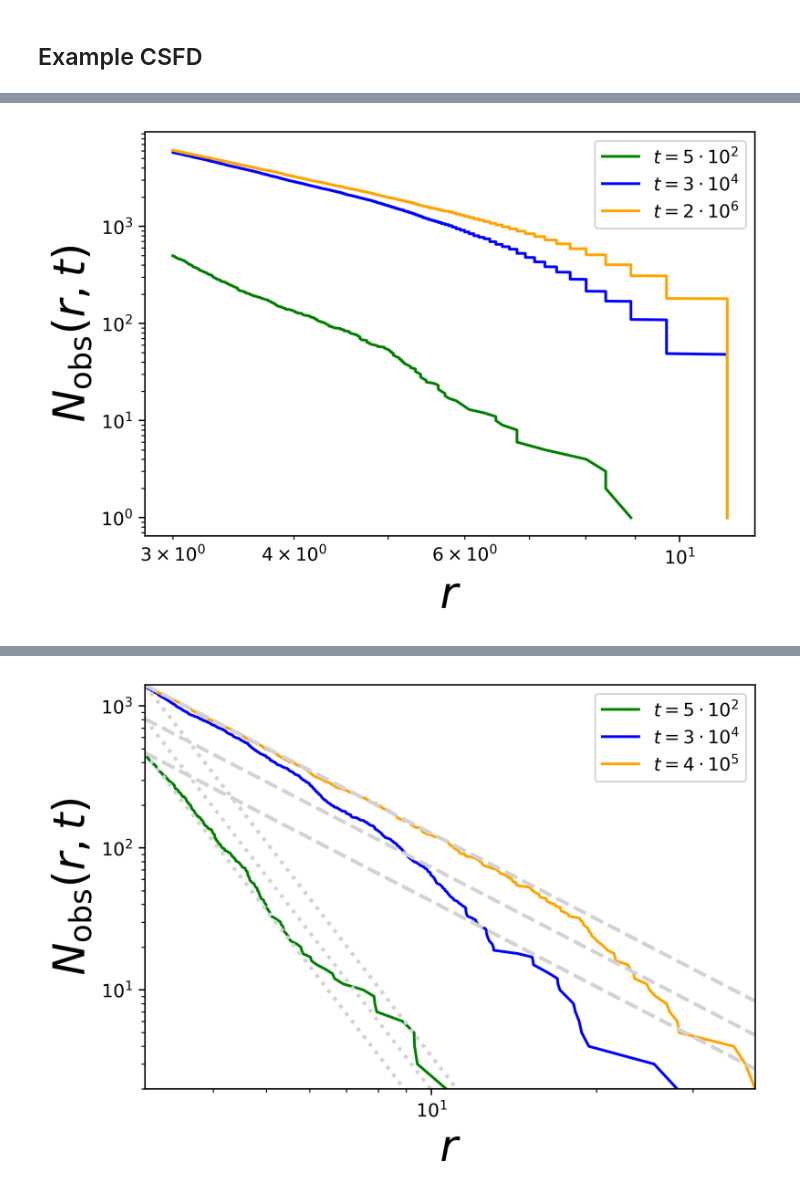
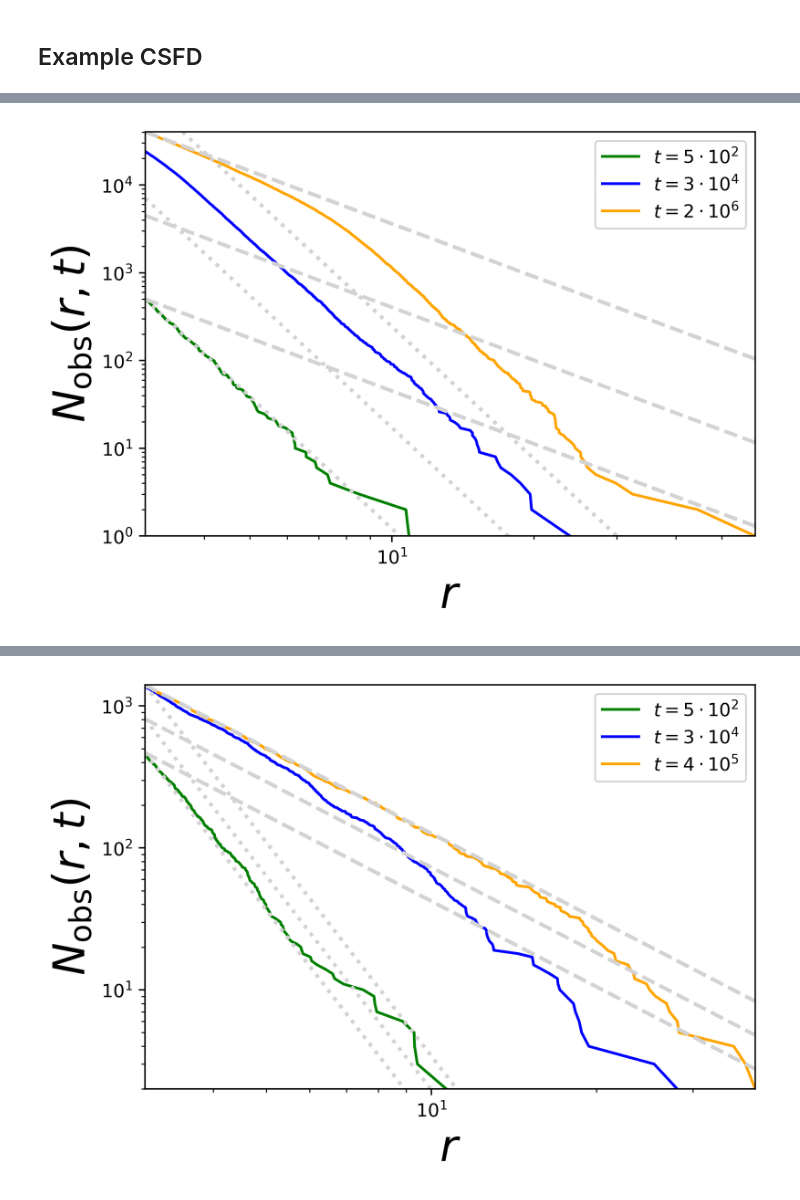
Before and after one commit to seanmason/saturation, a Jupyter notebook: notebooks/thesis/Chapter1/CSFD.ipynb, the cells around one changed output, grey strips where cells are left out. Drawn from its saved outputs; the diff is of its cells as text; code cells hidden in the pictures.

```diff
--- a/notebooks/thesis/Chapter1/CSFD.ipynb
+++ b/notebooks/thesis/Chapter1/CSFD.ipynb
@@ -44,5 +41,5 @@ To adjust logging level use sc.setLogLevel(newLevel). For SparkR, use setLogLeve
 # %%
-base_path = "/data/saturation/thesis_run_20250212/"
+base_path = "/data/saturation/test_updates/"
 
 configs_pdf, configs_df, configs_dict = get_configs(
     base_path=base_path,
@@ -73,7 +62,7 @@ configs_pdf[configs_pdf.slope.between(-5.1, -4.8)].sort_values("simulation_id")
 # %% [markdown]
 ## Example CSFD
 # %%
-simulation_id = 206
+simulation_id = 10
 b_p = configs_dict[simulation_id]["slope"]
 young_target_nstat = 5e2
 older_target_nstat = 3e4
@@ -158,75 +147,75 @@ ax.plot(young_radii, observed_young_y, label=f"$t={get_scientific_notation(young
 
 # Plot older state
 observed_older_y = range(len(older_radii), 0, -1)
 ax.plot(older_radii, observed_older_y, label=f"$t={get_scientific_notation(older_target_nstat, 0)}$", color="blue")
 
 # Plot old state
 observed_oldest_y = range(len(oldest_radii), 0, -1)
 ax.plot(oldest_radii, observed_oldest_y, label=f"$t={get_scientific_notation(oldest_target_nstat, 0)}$", color="orange")
 
-# # Add multiple reference lines for each slope
-# x_ref = np.logspace(np.log10(oldest_radii.min()), np.log10(oldest_radii.max()), 100)
+# Add multiple reference lines for each slope
+x_ref = np.logspace(np.log10(oldest_radii.min()), np.log10(oldest_radii.max()), 100)
 
-# young_geometric_saturation_intercept = nobs_young / min_r_ref ** -2
-# young_production_intercept = nobs_young / min_r_ref ** b_p
+young_geometric_saturation_intercept = nobs_young / min_r_ref ** -2
+young_production_intercept = nobs_young / min_r_ref ** b_p
 
-# old_geometric_saturation_intercept = nobs_old / min_r_ref ** -2
-# old_production_intercept = nobs_old / min_r_ref ** b_p
+old_geometric_saturation_intercept = nobs_old / min_r_ref ** -2
+old_production_intercept = nobs_old / min_r_ref ** b_p
 
-# intercepts = np.logspace(
-#     start=np.log10(young_geometric_saturation_intercept),
-#     stop=np.log10(old_geometric_saturation_intercept),
-#     num=n_geometric_saturation_ref_lines
-# )
-# step_size = intercepts[1] / intercepts[0]
-# geometric_saturation_intercepts = [
-#     *[intercepts[0] / step_size**x for x in range(n_lines_below + 1)],
-#     *intercepts,
-#     *[intercepts[-1] * step_size**x for x in range(n_lines_above + 1)]
-# ]
+intercepts = np.logspace(
+    start=np.log10(young_geometric_saturation_intercept),
+    stop=np.log10(old_geometric_saturation_intercept),
+    num=n_geometric_saturation_ref_lines
+)
+step_size = intercepts[1] / intercepts[0]
+geometric_saturation_intercepts = [
+    *[intercepts[0] / step_size**x for x in range(n_lines_below + 1)],
+    *intercepts,
+    *[intercepts[-1] * step_size**x for x in range(n_lines_above + 1)]
+]
 
-# intercepts = np.logspace(
-#     start=np.log10(young_production_intercept),
-#     stop=np.log10(young_production_intercept * 200),
-#     num=n_geometric_saturation_ref_lines
-# )
-# step_size = intercepts[1] / intercepts[0]
-# production_intercepts = [
-#     *[intercepts[0] / step_size**x for x in range(n_lines_below + 1)],
-#     *intercepts,
-#     *[intercepts[-1] * step_size**x for x in range(n_lines_above + 1)]
-# ]
+intercepts = np.logspace(
+    start=np.log10(young_production_intercept),
+    stop=np.log10(young_production_intercept * 200),
+    num=n_geometric_saturation_ref_lines
+)
+step_size = intercepts[1] / intercepts[0]
+production_intercepts = [
+    *[intercepts[0] / step_size**x for x in range(n_lines_below + 1)],
+    *intercepts,
+    *[intercepts[-1] * step_size**x for x in range(n_lines_above + 1)]
+]
 
-# reference_lines = {
-#     -2: {
-#         "intercepts": geometric_saturation_intercepts,
-#         "style": "dashed"
-#     },
-#     b_p: {
-#         "intercepts": production_intercepts,
-#         "style": "dotted"
-#     }
-# }
+reference_lines = {
+    -2: {
+        "intercepts": geometric_saturation_intercepts,
+        "style": "dashed"
+    },
+    b_p: {
+        "intercepts": production_intercepts,
+        "style": "dotted"
+    }
+}
 
-# for b_ref, params in reference_lines.items():
-#     for intercept in params["intercepts"]:
-#         y_ref = intercept * x_ref**b_ref
-#         ax.plot(x_ref, y_ref,ls=params["style"], color="lightgray", lw="2")
+for b_ref, params in reference_lines.items():
+    for intercept in params["intercepts"]:
+        y_ref = intercept * x_ref**b_ref
+        ax.plot(x_ref, y_ref,ls=params["style"], color="lightgray", lw="2")
 
 # Set limits based on observed data
-# ax.set_xlim(oldest_radii.min(), oldest_radii.max())
-# ax.set_ylim(min(observed_oldest_y), max(observed_oldest_y))
+ax.set_xlim(oldest_radii.min(), oldest_radii.max())
+ax.set_ylim(min(observed_oldest_y), max(observed_oldest_y))
 
 # Labels and scaling
 ax.set_xlabel("$r$", fontsize=font_size)
 ax.set_ylabel("$N_{\\text{obs}}(r, t)$", fontsize=font_size)
 
 ax.set_xscale("log")
 ax.set_yscale("log")
 ax.legend()
 
 plt.savefig("figures/example_csfds.png", bbox_inches="tight")
 
 plt.show()
 # %% [output]
-[figure, old version]
+[figure, new version]
```
Also changed, not shown: parts of 6 cells of this notebook, 3 other files.
